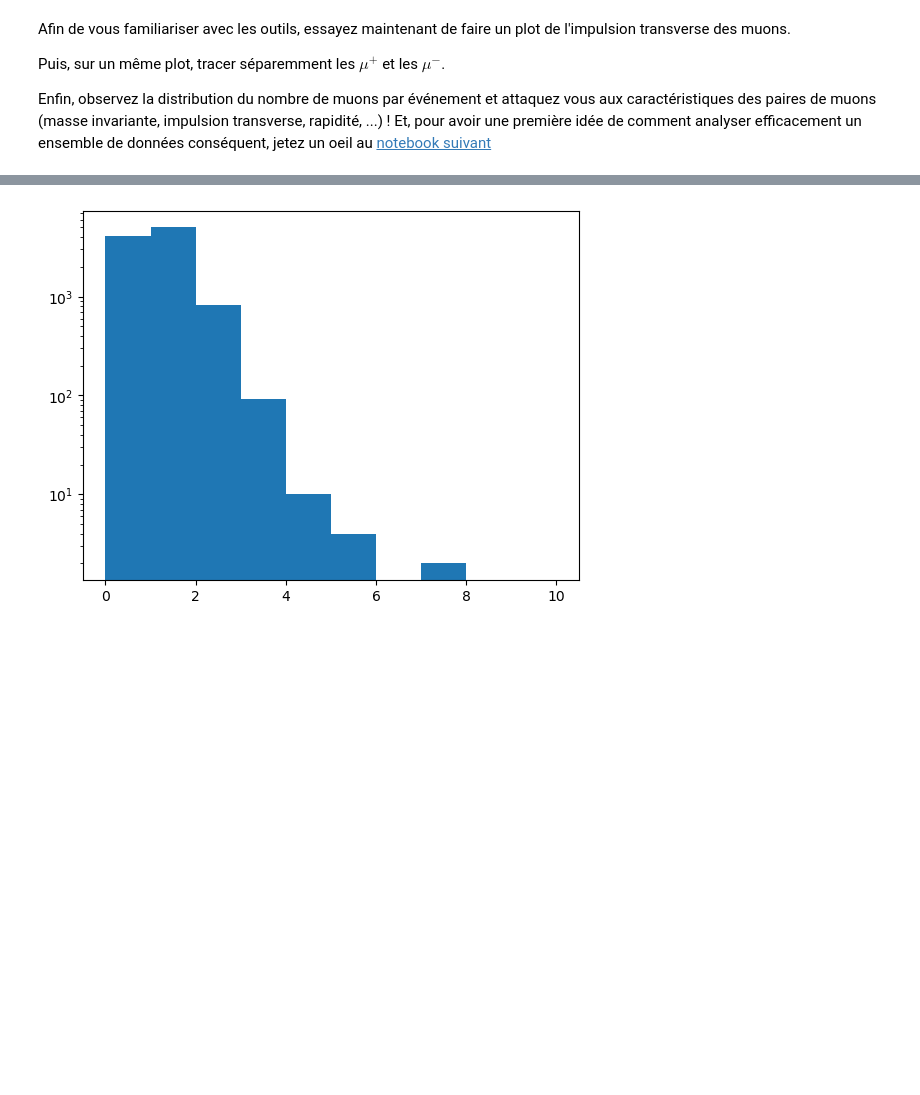
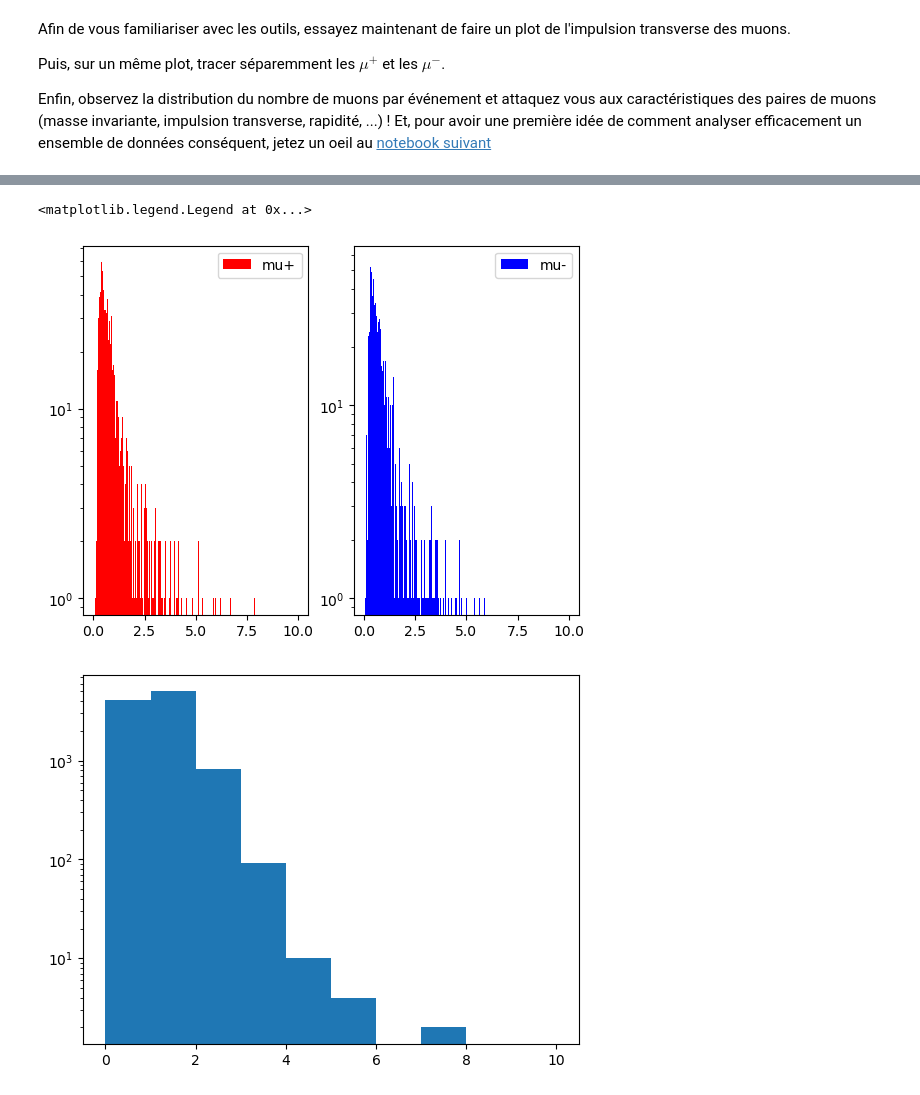
Before and after one commit to nantes-m2-rps-exp/qqbar2mumu-2024, a Jupyter notebook: notebooks/01-muon-eta-distribution.ipynb, the cells around one changed output, grey strips where cells are left out. Drawn from its saved outputs; the diff is of its cells as text; code cells hidden in the pictures; blank space fills up the shorter version.

```diff
--- a/notebooks/01-muon-eta-distribution.ipynb
+++ b/notebooks/01-muon-eta-distribution.ipynb
@@ -223,3 +263,12 @@ Et, pour avoir une première idée de comment analyser efficacement un ensemble
+# %%
+fig, axs = plt.subplots(1,2)
+axs[0].hist(pT_plus,color='r',bins =1000,range=[0,10],label='mu+',log=True);
+axs[0].legend()
+axs[1].hist(pT_minus,color='b',bins =1000,range=[0,10],label='mu-',log=True);
+axs[1].legend()
+# %% [output]
+<matplotlib.legend.Legend at 0x...>
+[figure, added]
 # %%
 plt.hist(m.nMuons,bins=[0,1,2,3,4,5,6,7,8,9,10])
 plt.yscale("log")
```
Also changed, not shown: parts of 3 cells of this notebook.
